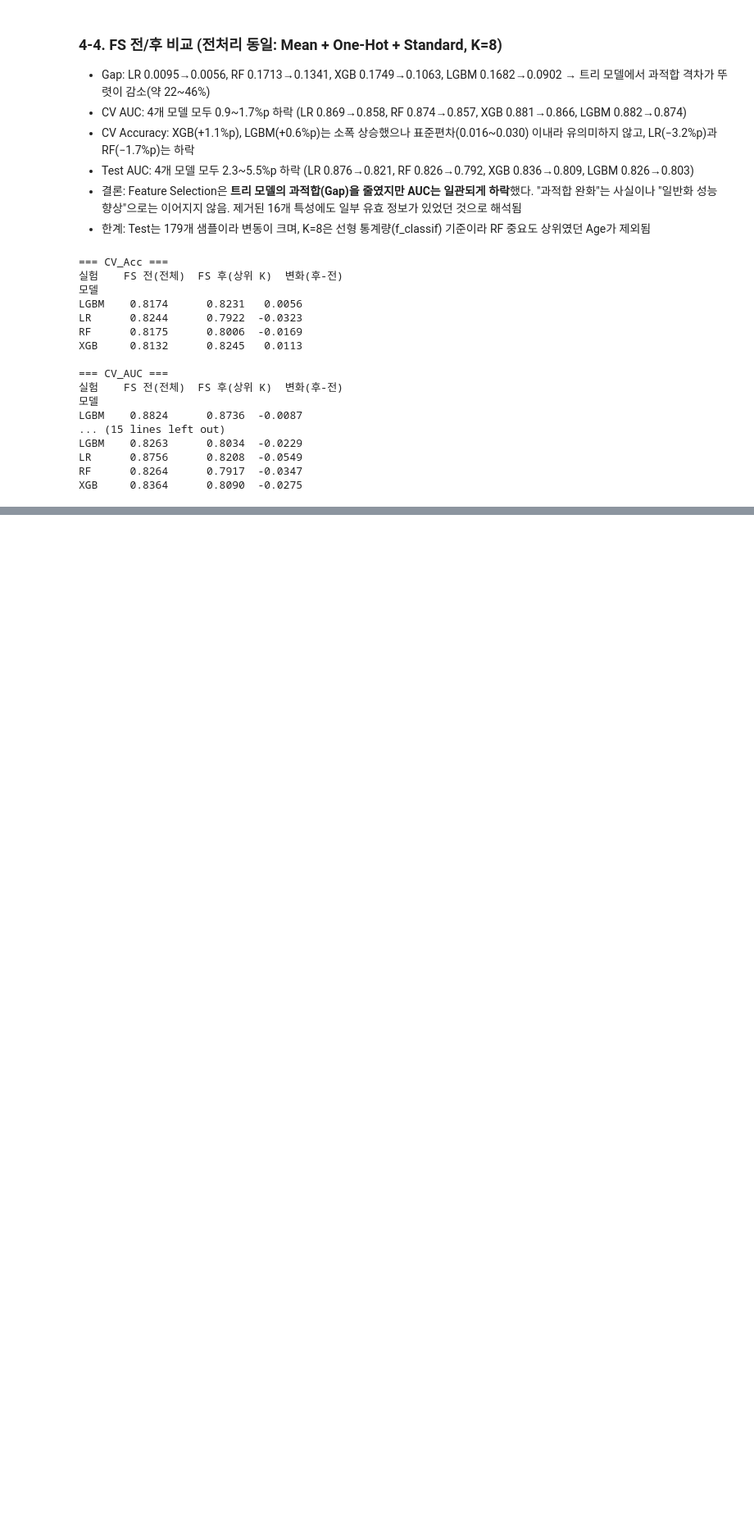
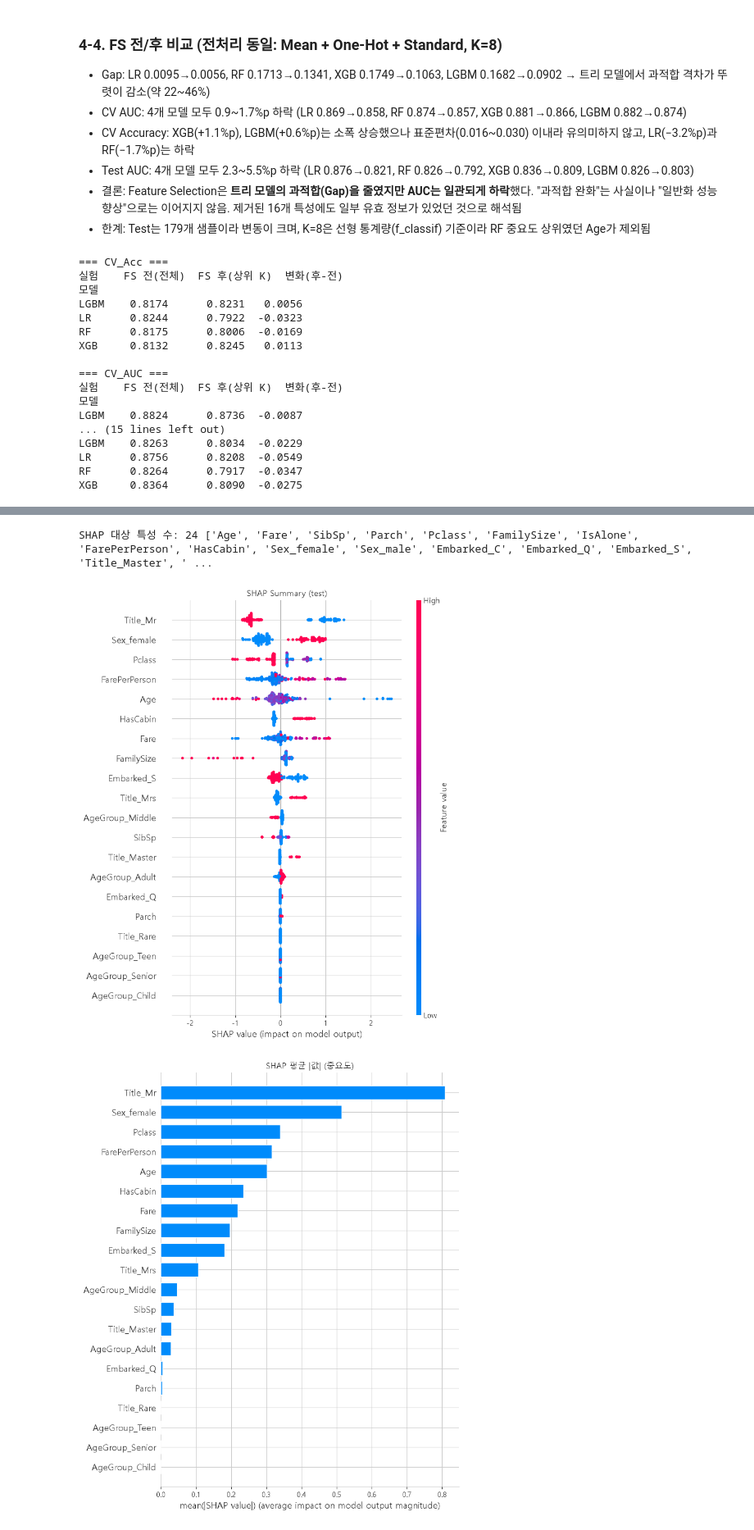
Before and after one commit to pckdou/Titanic, a Jupyter notebook: notebooks/titanic_fe.ipynb, the cells around one changed output, grey strips where cells are left out. Shown at 82% size. Saved outputs shown, nothing was run; the diff lists cells and outputs as text; code cells hidden in the pictures; blank space fills up the shorter version.

Commit message:
feat: 가산점(GridSearchCV, SHAP, AutoML)

```diff
--- a/notebooks/titanic_fe.ipynb
+++ b/notebooks/titanic_fe.ipynb
@@ -803,0 +884,40 @@ XGB     0.8364      0.8090  -0.0275
+# %%
+import shap
+
+prep_fit = best.named_steps["prep"]
+sel_fit = best.named_steps["select"]
+model_fit = best.named_steps["model"]
+
+names_all = [n.split("__", 1)[1] for n in prep_fit.get_feature_names_out()]
+names_sel = [n for n, keep in zip(names_all, sel_fit.get_support()) if keep]
+
+Xt_test = sel_fit.transform(prep_fit.transform(X_te_fe))
+Xt_test_df = pd.DataFrame(Xt_test, columns=names_sel)
+
+explainer = shap.TreeExplainer(model_fit)
+sv = explainer.shap_values(Xt_test_df)
+if isinstance(sv, list):        # 구버전: 클래스별 리스트
+    sv = sv[1]
+elif sv.ndim == 3:              # 신버전: (샘플, 특성, 클래스)
+    sv = sv[:, :, 1]
+
+print("SHAP 대상 특성 수:", len(names_sel), names_sel)
+# %% [output]
+SHAP 대상 특성 수: 24 ['Age', 'Fare', 'SibSp', 'Parch', 'Pclass', 'FamilySize', 'IsAlone', 'FarePerPerson', 'HasCabin', 'Sex_female', 'Sex_male', 'Embarked_C', 'Embarked_Q', 'Embarked_S', 'Title_Master', ' ...
+# %%
+plt.figure()
+shap.summary_plot(sv, Xt_test_df, show=False)
+plt.title("SHAP Summary (test)")
+plt.tight_layout()
+plt.savefig("../figures/12_shap_summary.png", dpi=150, bbox_inches="tight")
+plt.show()
+
+plt.figure()
+shap.summary_plot(sv, Xt_test_df, plot_type="bar", show=False)
+plt.title("SHAP 평균 |값| (중요도)")
+plt.tight_layout()
+plt.savefig("../figures/13_shap_bar.png", dpi=150, bbox_inches="tight")
+plt.show()
+# %% [output]
+[figure, added]
+[figure, added]
```
Also changed, not shown: parts of 8 cells of this notebook, 7 other files.
